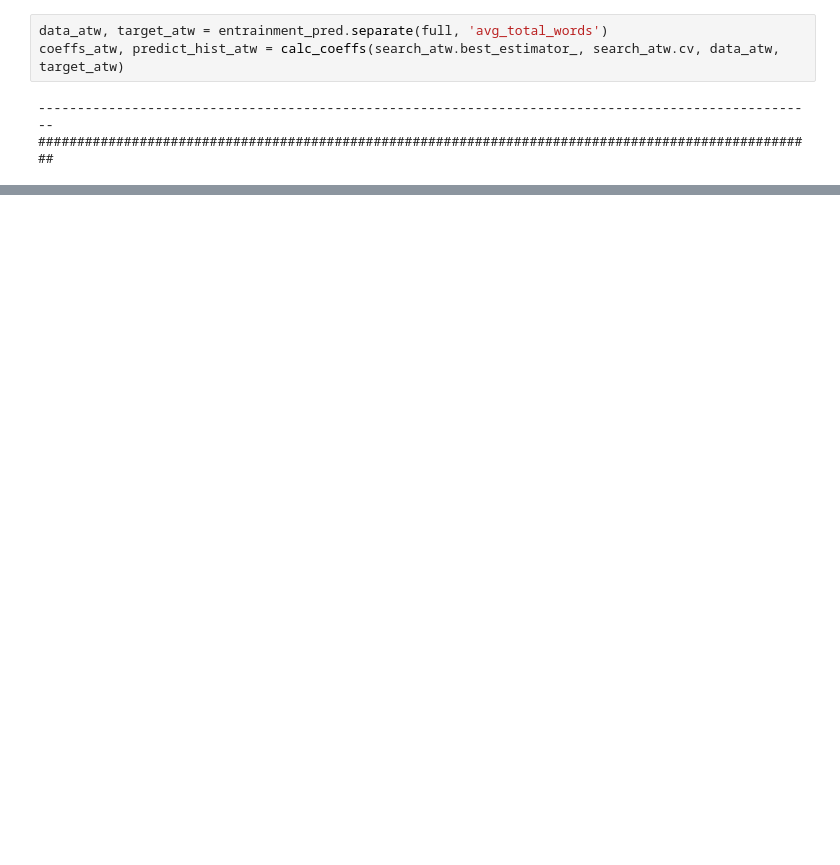
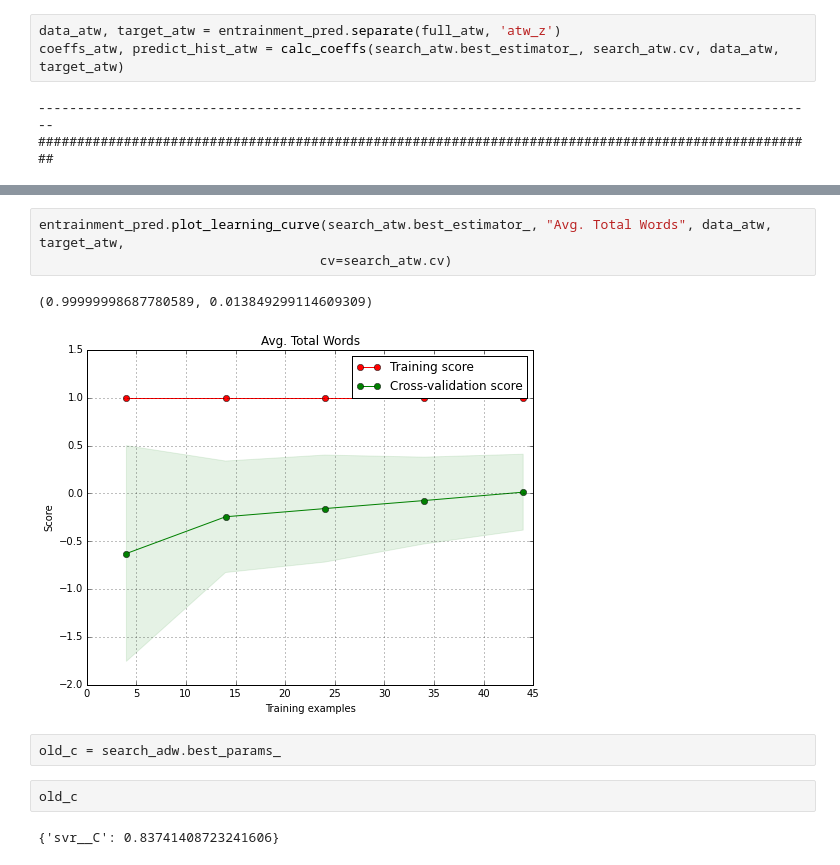
Before and after one commit to bonilhamusclab-projects/behav_connectome_prediction, a Jupyter notebook: entrainment_pred.ipynb, the cells around one changed output, grey strips where cells are left out. Saved outputs shown, nothing was run; the diff lists cells and outputs as text; blank space fills up the shorter version.

```diff
--- a/entrainment_pred.ipynb
+++ b/entrainment_pred.ipynb
@@ -119,5 +126,5 @@ plot(predict_hist_adw, target_adw, 'Average Different Words')
 # %%
-data_atw, target_atw = entrainment_pred.separate(full, 'avg_total_words')
+data_atw, target_atw = entrainment_pred.separate(full_atw, 'atw_z')
 coeffs_atw, predict_hist_atw = calc_coeffs(search_atw.best_estimator_, search_atw.cv, data_atw, target_atw)
 # %% [output]
 ----------------------------------------------------------------------------------------------------
@@ -178,0 +168,12 @@ plot(predict_hist_p_atdw, target_p_atdw, 'Picture Average Total Different Words'
+# %%
+entrainment_pred.plot_learning_curve(search_atw.best_estimator_, "Avg. Total Words", data_atw, target_atw,
+                                    cv=search_atw.cv)
+# %% [output]
+(0.99999998687780589, 0.013849299114609309)
+[figure, added]
+# %%
+old_c = search_adw.best_params_
+# %%
+old_c
+# %% [output]
+{'svr__C': 0.83741408723241606}
```
Also changed, not shown: parts of 30 cells of this notebook, 1 other file.
